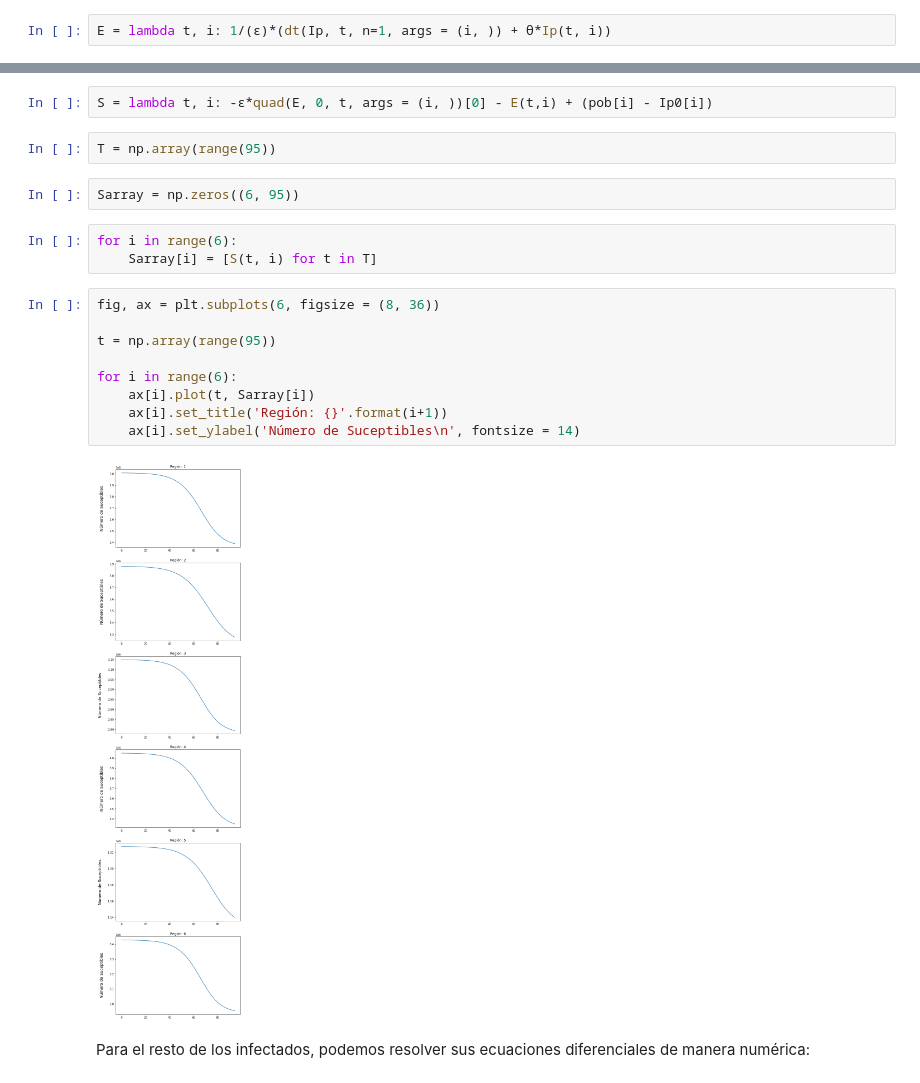
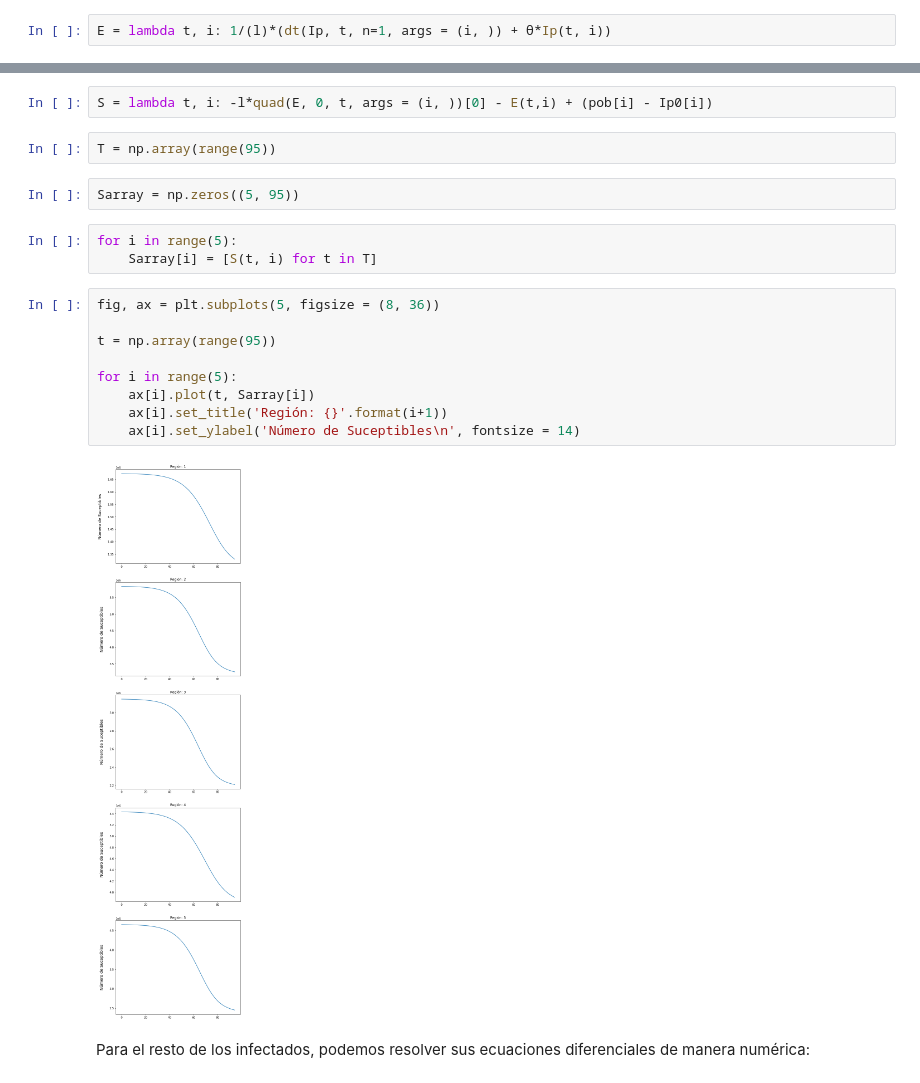
Before and after one commit to edtrelo/COVID19Model, a Jupyter notebook: src/model/EDAregions.ipynb, the cells around one changed output, grey strips where cells are left out. Drawn from its saved outputs; the diff is of its cells as text.

```diff
--- a/src/model/EDAregions.ipynb
+++ b/src/model/EDAregions.ipynb
@@ -98,3 +96,3 @@ $E_i(t) = \frac{1}{\epsilon}\left(\frac{dI_{p_i}}{dt}+\theta I_{p_i}\right)$
 # %%
-E = lambda t, i: 1/(ϵ)*(dt(Ip, t, n=1, args = (i, )) + θ*Ip(t, i))
+E = lambda t, i: 1/(l)*(dt(Ip, t, n=1, args = (i, )) + θ*Ip(t, i))
 # %%
@@ -122,23 +117,23 @@ $S_i(\tau) = -\epsilon\displaystyle\int_0^\tau E_i(t)\ dt - E_i(\tau) + S_i(0)$
 # %%
-S = lambda t, i: -ϵ*quad(E, 0, t, args = (i, ))[0] - E(t,i) + (pob[i] - Ip0[i])
+S = lambda t, i: -l*quad(E, 0, t, args = (i, ))[0] - E(t,i) + (pob[i] - Ip0[i])
 # %%
 T = np.array(range(95))
 # %%
-Sarray = np.zeros((6, 95))
+Sarray = np.zeros((5, 95))
 # %%
-for i in range(6):
+for i in range(5):
     Sarray[i] = [S(t, i) for t in T]
 # %%
-fig, ax = plt.subplots(6, figsize = (8, 36))
+fig, ax = plt.subplots(5, figsize = (8, 36))
 
 t = np.array(range(95))
 
-for i in range(6):
+for i in range(5):
     ax[i].plot(t, Sarray[i])
     ax[i].set_title('Región: {}'.format(i+1))
     ax[i].set_ylabel('Número de Suceptibles\n', fontsize = 14)
 # %% [output]
-[figure, old version]
+[figure, new version]
 # %% [markdown]
 Para el resto de los infectados, podemos resolver sus ecuaciones diferenciales de manera numérica:
 # %%
```
Also changed, not shown: parts of 85 cells of this notebook, 13 other files.
